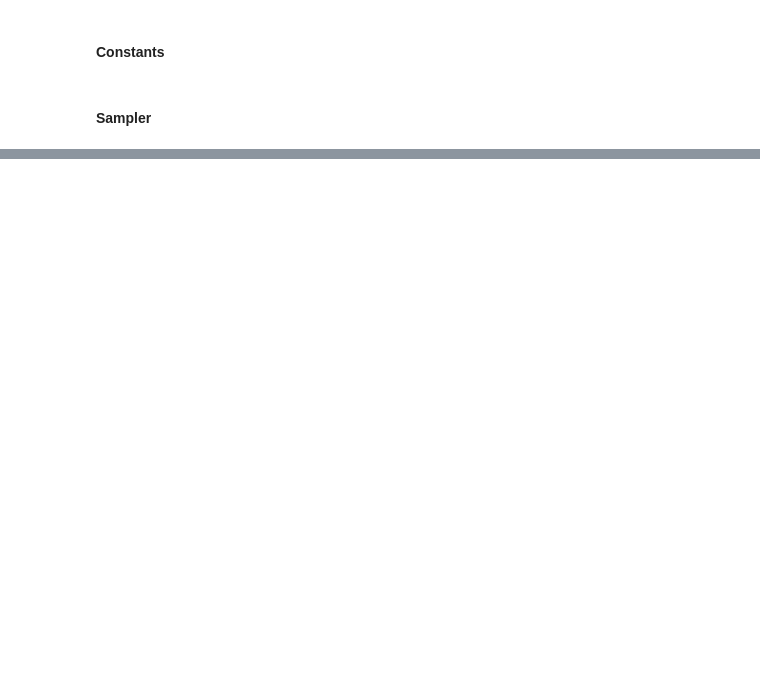
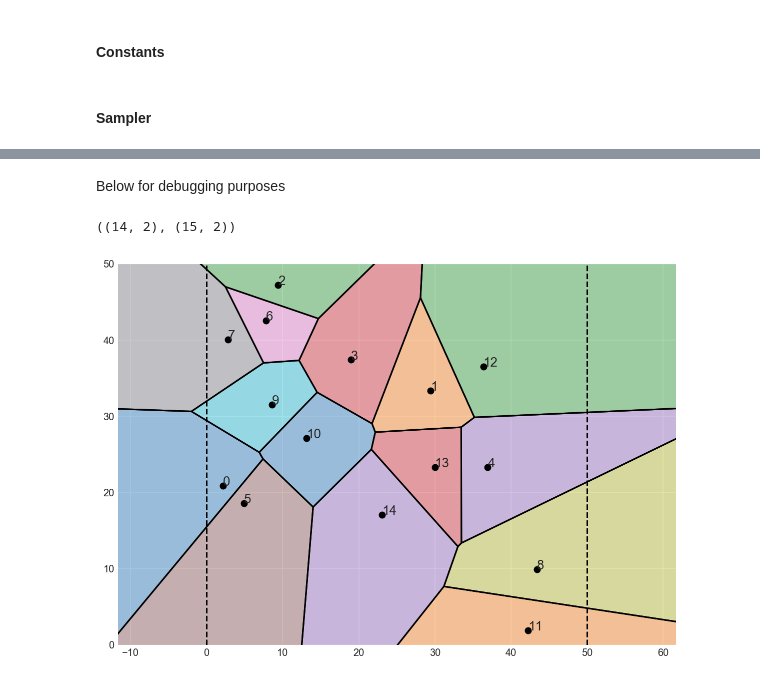
Before and after one commit to larryshamalama/Image-Denoising-RJMCMC, a Jupyter notebook: voronoi-tessellation.ipynb, the cells around one changed output, grey strips where cells are left out. Saved outputs shown, nothing was run; the diff lists cells and outputs as text; code cells hidden in the pictures; blank space fills up the shorter version.

```diff
--- a/voronoi-tessellation.ipynb
+++ b/voronoi-tessellation.ipynb
@@ -114,6 +112,7 @@ lam = 15 # lambda
 alpha = 1 # alpha
 beta  = 1 # beta
 sigma = 0.7
+k = truncated_poisson(lam=lam, size=1)[0]
 
 coordinates = np.array([[(i + 0.5, j + 0.5) for i in range(50)] for j in range(50)])
 coordinates = coordinates.reshape(-1, 2)
@@ -146,8 +182,3 @@ class UpdatedVoronoi:
 # %%
-NUM_ITER = 200
-k = 15
-points = random_tessellation_points(k)
-heights = truncated_poisson(lam=lam, size=k)
-
-
+points  = random_tessellation_points(k)
 old_Voronoi = UpdatedVoronoi(points)
@@ -157,11 +185 @@ NameError: name '_points' is not defined
-# %%
-R = 2
-
-if R < 3:
-    # birth process
-    new_point   = np.random.uniform(low=0, high=50, size=[1, 2])
-    temp_points = np.concatenate((points, new_point.reshape(1, 2)))
-
-    new_Voronoi = UpdatedVoronoi(temp_points)
-    new_Voronoi.areas # new point is last in list
 # %%
@@ -202 +310,3 @@ np.intersect1d(a[:, 1], b[:, 1])
+# %% [markdown]
+Below for debugging purposes
 # %%
@@ -230,0 +335,9 @@ def get_neighbors(updated_vor, i):
+# %%
+points.shape, temp_points.shape
+# %% [output]
+((14, 2), (15, 2))
+# %%
+fig = plt.figure(figsize=(10, 7))
+plot(points)
+# %% [output]
+[figure, added]
```
Also changed, not shown: parts of 19 cells of this notebook, 2 other files.
